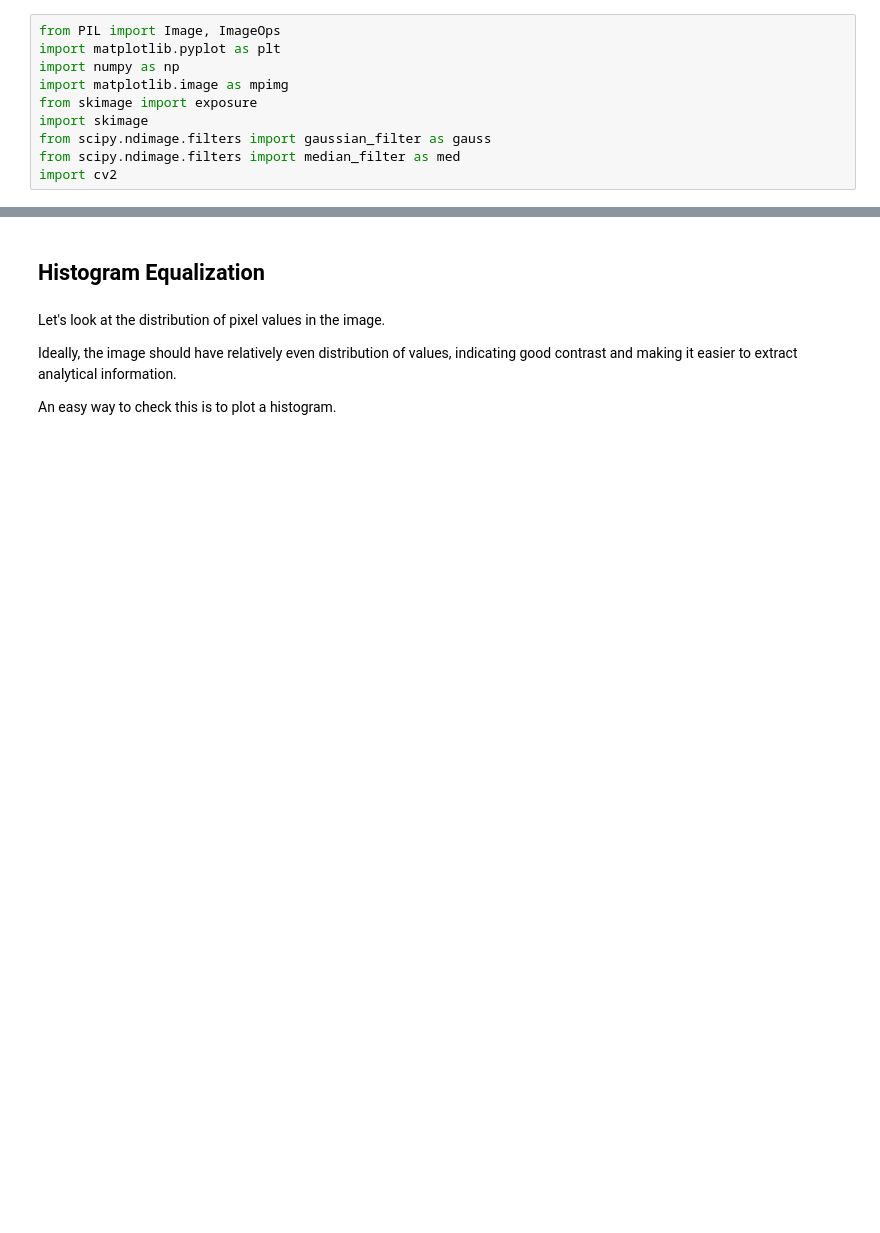
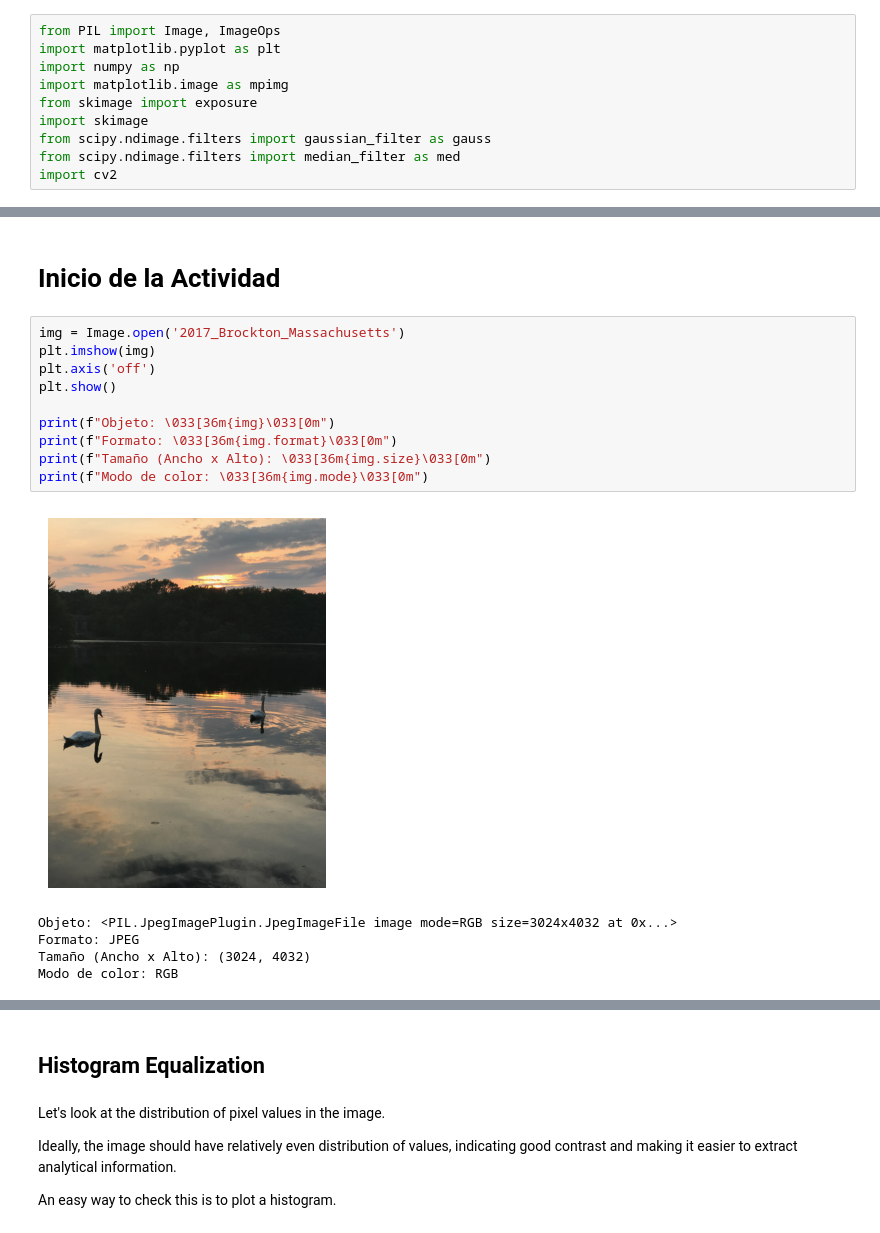
Before and after one commit to jrebull/Vision, a Jupyter notebook: MNA_Vision_Team13_2_5_Algoritmos_x_Pixeles.ipynb, the cells around one changed output, grey strips where cells are left out. Saved outputs shown, nothing was run; the diff lists cells and outputs as text; blank space fills up the shorter version.

```diff
--- a/MNA_Vision_Team13_2_5_Algoritmos_x_Pixeles.ipynb
+++ b/MNA_Vision_Team13_2_5_Algoritmos_x_Pixeles.ipynb
@@ -257,0 +355,18 @@ import cv2
+# %% [markdown]
+# Inicio de la Actividad
+# %%
+img = Image.open('2017_Brockton_Massachusetts')
+plt.imshow(img)
+plt.axis('off')
+plt.show()
+
+print(f"Objeto: \033[36m{img}\033[0m")
+print(f"Formato: \033[36m{img.format}\033[0m")
+print(f"Tamaño (Ancho x Alto): \033[36m{img.size}\033[0m")
+print(f"Modo de color: \033[36m{img.mode}\033[0m")
+# %% [output]
+[figure, added]
+Objeto: <PIL.JpegImagePlugin.JpegImageFile image mode=RGB size=3024x4032 at 0x...>
+Formato: JPEG
+Tamaño (Ancho x Alto): (3024, 4032)
+Modo de color: RGB
```
Also changed, not shown: parts of 13 cells of this notebook.
